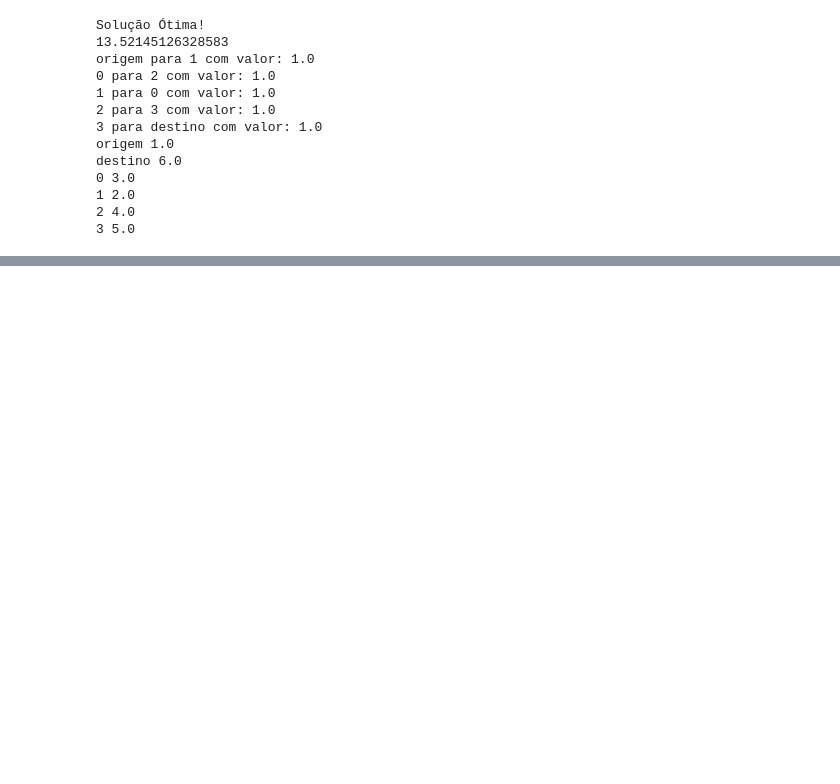
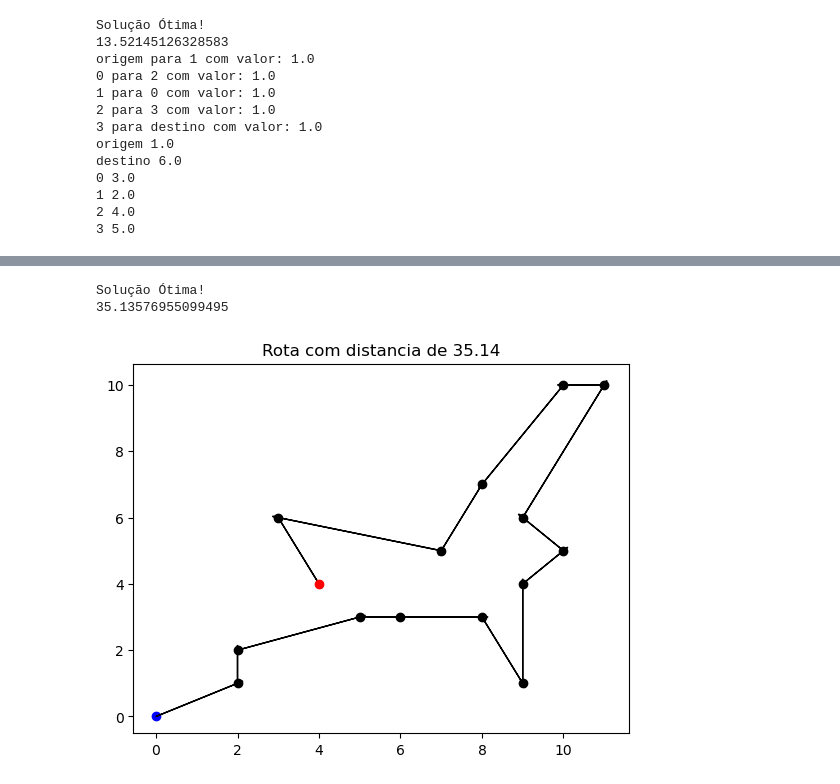
Before and after one commit to FilipePessoa30/otimizacao, a Jupyter notebook: 1-Problemas_de_rotas.ipynb, the cells around one changed output, grey strips where cells are left out. Drawn from its saved outputs; the diff is of its cells as text; code cells hidden in the pictures; blank space fills up the shorter version.

```diff
--- a/1-Problemas_de_rotas.ipynb
+++ b/1-Problemas_de_rotas.ipynb
@@ -647,0 +739,13 @@ destino 6.0
+# %%
+origem = (0,0)
+destino = (4,4)
+
+enderecos = [(2, 2), (2, 1), (5, 3), (8, 3), (10, 5), (9, 4), (8, 7), (6, 3), (9, 6), (7, 5), (9, 1), (11, 10), (3, 6), (10, 10)]
+# %%
+melhor_rota, distancia_percorrida = modelo_matematico(origem, destino, enderecos)
+
+desenhar_rota(melhor_rota)
+# %% [output]
+Solução Ótima!
+35.13576955099495
+[figure, added]
```
Also changed, not shown: parts of 50 cells of this notebook, 1 other file.
